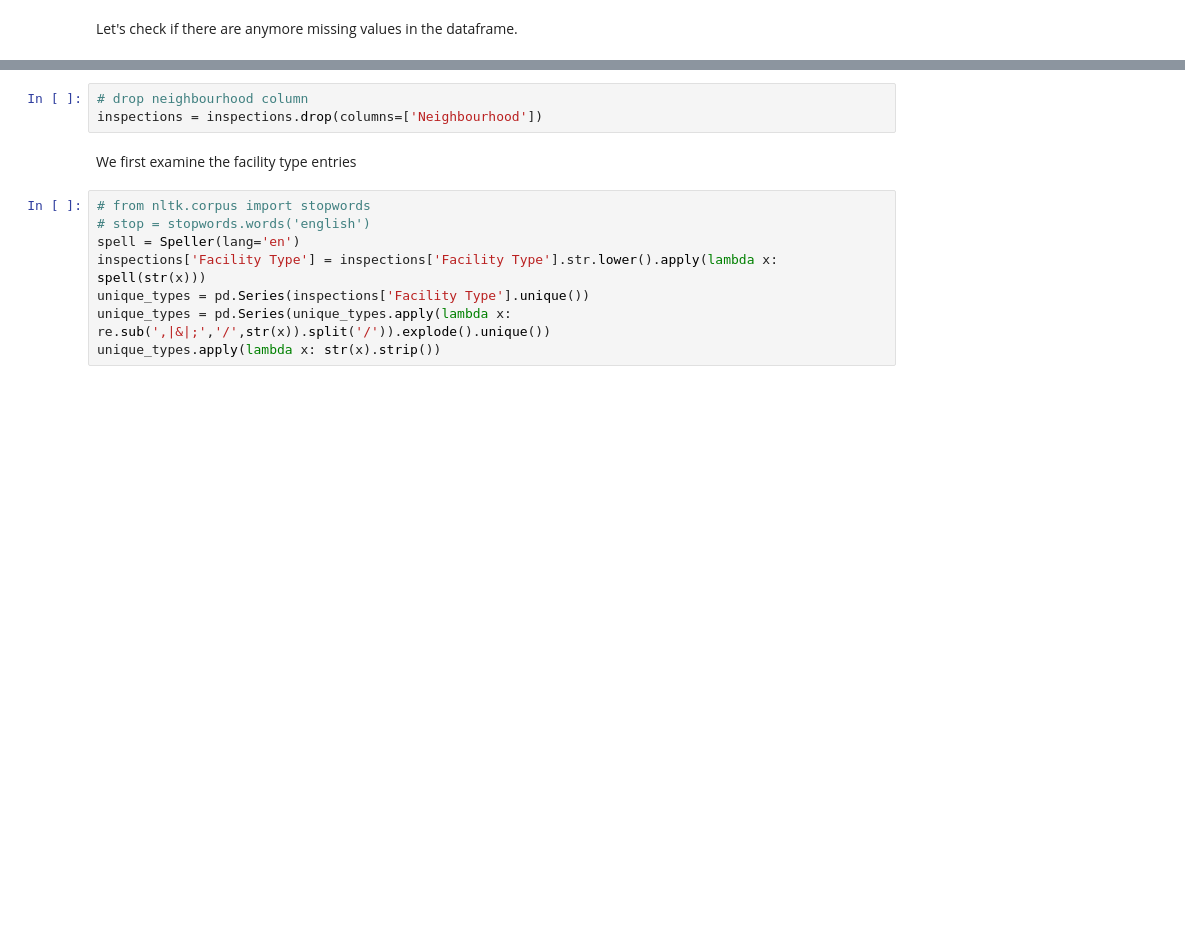
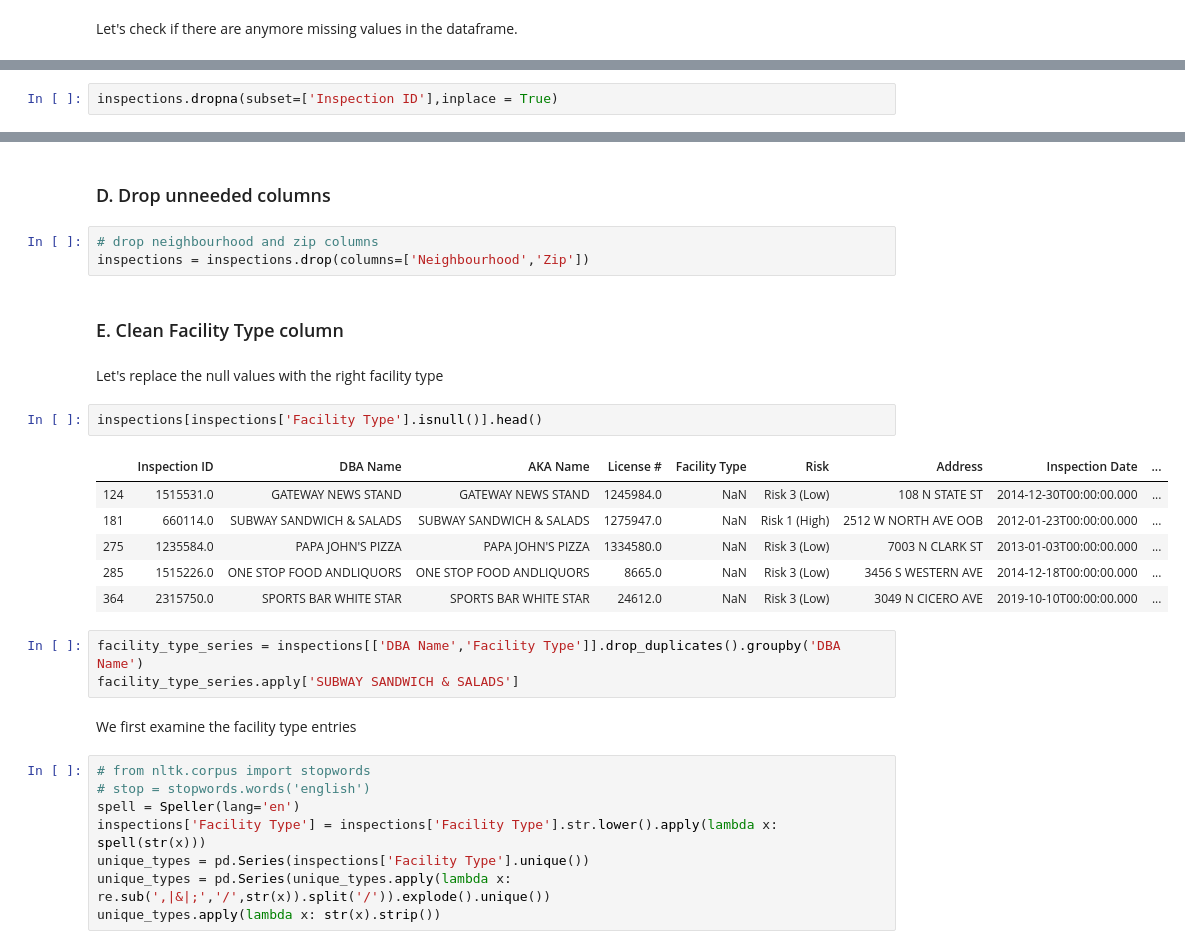
Before and after one commit to aaag97/ada-2019-project-databusters, a Jupyter notebook: Data exploration.ipynb, the cells around one changed output, grey strips where cells are left out. Saved outputs shown, nothing was run; the diff lists cells and outputs as text; blank space fills up the shorter version.

```diff
--- a/Data exploration.ipynb
+++ b/Data exploration.ipynb
@@ -236,0 +311,2 @@ dtype: object
+# %%
+inspections.dropna(subset=['Inspection ID'],inplace = True)
@@ -243,6 +344,24 @@ dtype: object
+# %% [markdown]
+### D. Drop unneeded columns
 # %%
-# drop neighbourhood column
-inspections = inspections.drop(columns=['Neighbourhood'])
+# drop neighbourhood and zip columns
+inspections = inspections.drop(columns=['Neighbourhood','Zip'])
+# %% [markdown]
+### E. Clean Facility Type column
+# %% [markdown]
+Let's replace the null values with the right facility type
+# %%
+inspections[inspections['Facility Type'].isnull()].head()
+# %% [output]
+|  | Inspection ID | DBA Name | AKA Name | License # | Facility Type | Risk | Address | Inspection Date | ... |
+| 124 | 1515531.0 | GATEWAY NEWS STAND | GATEWAY NEWS STAND | 1245984.0 | NaN | Risk 3 (Low) | 108 N STATE ST | 2014-12-30T00:00:00.000 | ... |
+| 181 | 660114.0 | SUBWAY SANDWICH & SALADS | SUBWAY SANDWICH & SALADS | 1275947.0 | NaN | Risk 1 (High) | 2512 W NORTH AVE OOB | 2012-01-23T00:00:00.000 | ... |
+| 275 | 1235584.0 | PAPA JOHN'S PIZZA | PAPA JOHN'S PIZZA | 1334580.0 | NaN | Risk 3 (Low) | 7003 N CLARK ST | 2013-01-03T00:00:00.000 | ... |
+| 285 | 1515226.0 | ONE STOP FOOD ANDLIQUORS | ONE STOP FOOD ANDLIQUORS | 8665.0 | NaN | Risk 3 (Low) | 3456 S WESTERN AVE | 2014-12-18T00:00:00.000 | ... |
+| 364 | 2315750.0 | SPORTS BAR WHITE STAR | SPORTS BAR WHITE STAR | 24612.0 | NaN | Risk 3 (Low) | 3049 N CICERO AVE | 2019-10-10T00:00:00.000 | ... |
+# %%
+facility_type_series = inspections[['DBA Name','Facility Type']].drop_duplicates().groupby('DBA Name')
+facility_type_series.apply['SUBWAY SANDWICH & SALADS']
 # %% [markdown]
 We first examine the facility type entries
 # %%
```
Also changed, not shown: parts of 43 cells of this notebook, 1 other file.
